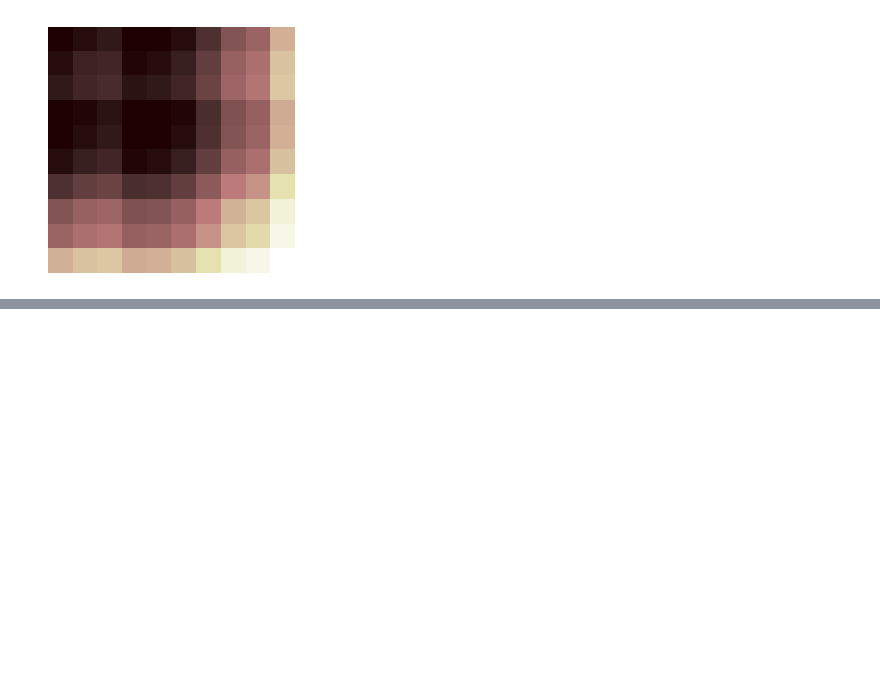
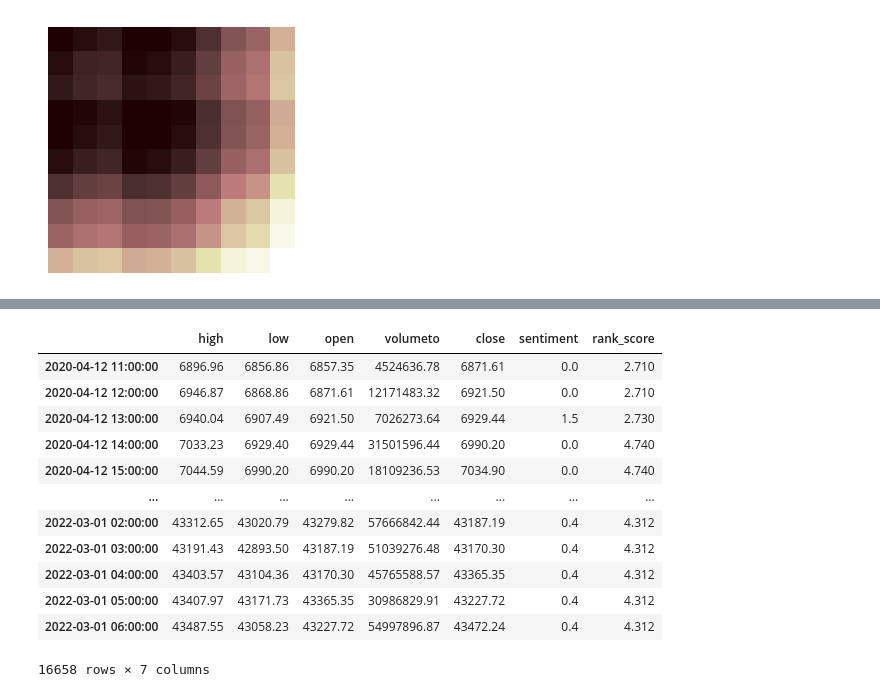
Before and after one commit to sharonwu827/Automated-trading, a Jupyter notebook: CryptoPatternDetection/GAF-CNN-v1/Playground.ipynb, the cells around one changed output, grey strips where cells are left out. Cells and saved outputs as stored; diff of their text form; code cells hidden in the pictures; blank space fills up the shorter version.

```diff
--- a/CryptoPatternDetection/GAF-CNN-v1/Playground.ipynb
+++ b/CryptoPatternDetection/GAF-CNN-v1/Playground.ipynb
@@ -489,0 +512,2 @@ plt.axis('off')
+# %%
+df_0 = pd.read_csv('./csv/BTC_USD_history.csv')
@@ -489,0 +570,16 @@ plt.axis('off')
+# %%
+df_filter.fillna(method="ffill")
+# %% [output]
+|  | high | low | open | volumeto | close | sentiment | rank_score |
+| 2020-04-12 11:00:00 | 6896.96 | 6856.86 | 6857.35 | 4524636.78 | 6871.61 | 0.0 | 2.710 |
+| 2020-04-12 12:00:00 | 6946.87 | 6868.86 | 6871.61 | 12171483.32 | 6921.50 | 0.0 | 2.710 |
+| 2020-04-12 13:00:00 | 6940.04 | 6907.49 | 6921.50 | 7026273.64 | 6929.44 | 1.5 | 2.730 |
+| 2020-04-12 14:00:00 | 7033.23 | 6929.40 | 6929.44 | 31501596.44 | 6990.20 | 0.0 | 4.740 |
+| 2020-04-12 15:00:00 | 7044.59 | 6990.20 | 6990.20 | 18109236.53 | 7034.90 | 0.0 | 4.740 |
+| ... | ... | ... | ... | ... | ... | ... | ... |
+| 2022-03-01 02:00:00 | 43312.65 | 43020.79 | 43279.82 | 57666842.44 | 43187.19 | 0.4 | 4.312 |
+| 2022-03-01 03:00:00 | 43191.43 | 42893.50 | 43187.19 | 51039276.48 | 43170.30 | 0.4 | 4.312 |
+| 2022-03-01 04:00:00 | 43403.57 | 43104.36 | 43170.30 | 45765588.57 | 43365.35 | 0.4 | 4.312 |
+| 2022-03-01 05:00:00 | 43407.97 | 43171.73 | 43365.35 | 30986829.91 | 43227.72 | 0.4 | 4.312 |
+| 2022-03-01 06:00:00 | 43487.55 | 43058.23 | 43227.72 | 54997896.87 | 43472.24 | 0.4 | 4.312 |
+16658 rows × 7 columns
```
Also changed, not shown: parts of 16 cells of this notebook, 48 other files.
